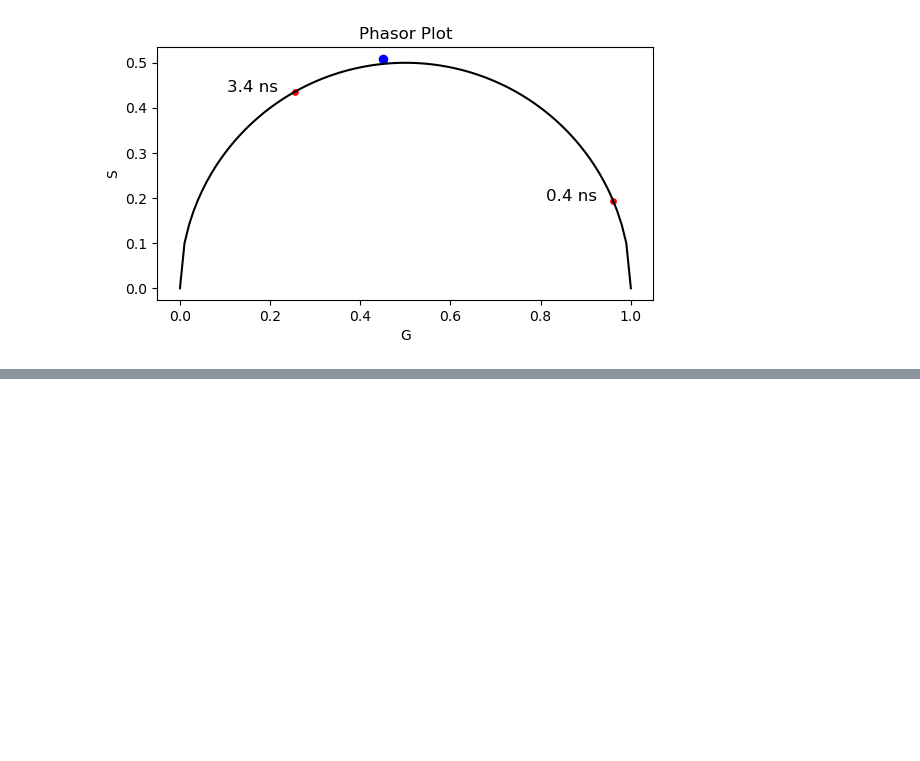
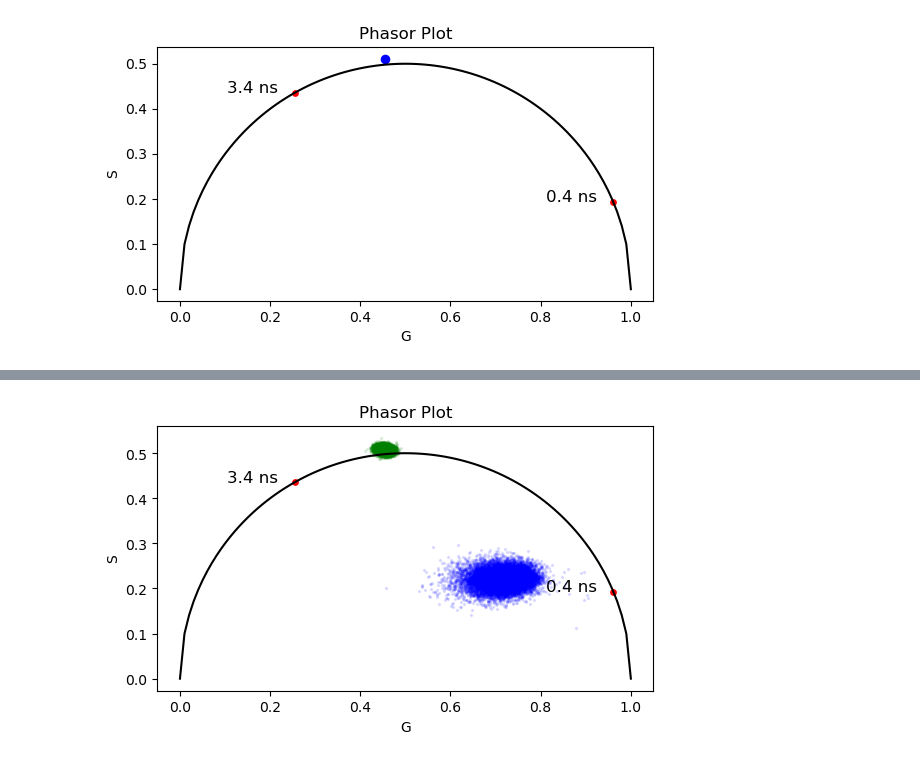
Before and after one commit to IPHYS-BIF/Animal_course_2024_jupiter_notebook, a Jupyter notebook: animal_course_2024/FLIM_notebooks.ipynb, the cells around one changed output, grey strips where cells are left out. Cells and saved outputs as stored; diff of their text form; code cells hidden in the pictures; blank space fills up the shorter version.

```diff
--- a/animal_course_2024/FLIM_notebooks.ipynb
+++ b/animal_course_2024/FLIM_notebooks.ipynb
@@ -216,0 +260,43 @@ with your book. For more information about this, see [the Jupyter Book documenta
+# %%
+# Plot the flourescence lifetime decay for a pixel and binned data
+# Create a time array for the x-axis
+time = np.linspace(0, 12.5, data.shape[2])
+# Binned data according to the bin factor and keep the third dimension
+data_binned = data.reshape((data.shape[0] // bin_factor, bin_factor,
+                            data.shape[1] // bin_factor, bin_factor,
+                            data.shape[2])).sum(axis=(1, 3))
+# Calculate the phasor coordinates for all the point in the image
+g1_all = []
+s1_all = []
+
+for idx_x in range(data_binned.shape[0]):
+    for idx_y in range(data_binned.shape[1]):
+        pixel_decay = data_binned[idx_x, idx_y, :]
+        # Find the index of the maximum value in decay data
+        max_index = np.argmax(pixel_decay)
+        # Slice the vector to keep only the values on the right side behind the peak
+        sliced_data = pixel_decay[max_index:]
+        sliced_time = time[max_index:]
+        sliced_time = sliced_time - sliced_time[0]
+        # Time vector
+        t = sliced_time*1e-9
+        g = np.sum(sliced_data * np.cos(omega * t)) / np.sum(sliced_data)
+        s = np.sum(sliced_data * np.sin(omega * t)) / np.sum(sliced_data)
+        g1_all.append(g)
+        s1_all.append(s)
+# Plot the phasor plot with the NADH points
+fig, ax = plt.subplots(1,1)
+ax.scatter(g1_all, s1_all, s = 2, c='b', alpha=0.1)
+ax.scatter(g_all, s_all, s = 2, c='g', alpha=0.1)
+ax.plot(x_corr, y_corr, 'k')
+ax.scatter(g_NADH, s_NADH, s=15, c='r')
+ax.set_xlabel('G')
+ax.set_ylabel('S')
+ax.set_title('Phasor Plot')
+# Plot text in x, y coordinates
+ax.text(g_NADH[0]-0.15, s_NADH[0], '3.4 ns', color='k', fontsize=12)
+ax.text(g_NADH[1]-0.15, s_NADH[1], '0.4 ns', color='k', fontsize=12)
+ax.axes.set_aspect('equal')
+# According to the literature, the Erythrosin B has a lifetime of ~ 0.48 ns.
+# %% [output]
+[figure, added]
```
Also changed, not shown: parts of 16 cells of this notebook, 5 other files.
